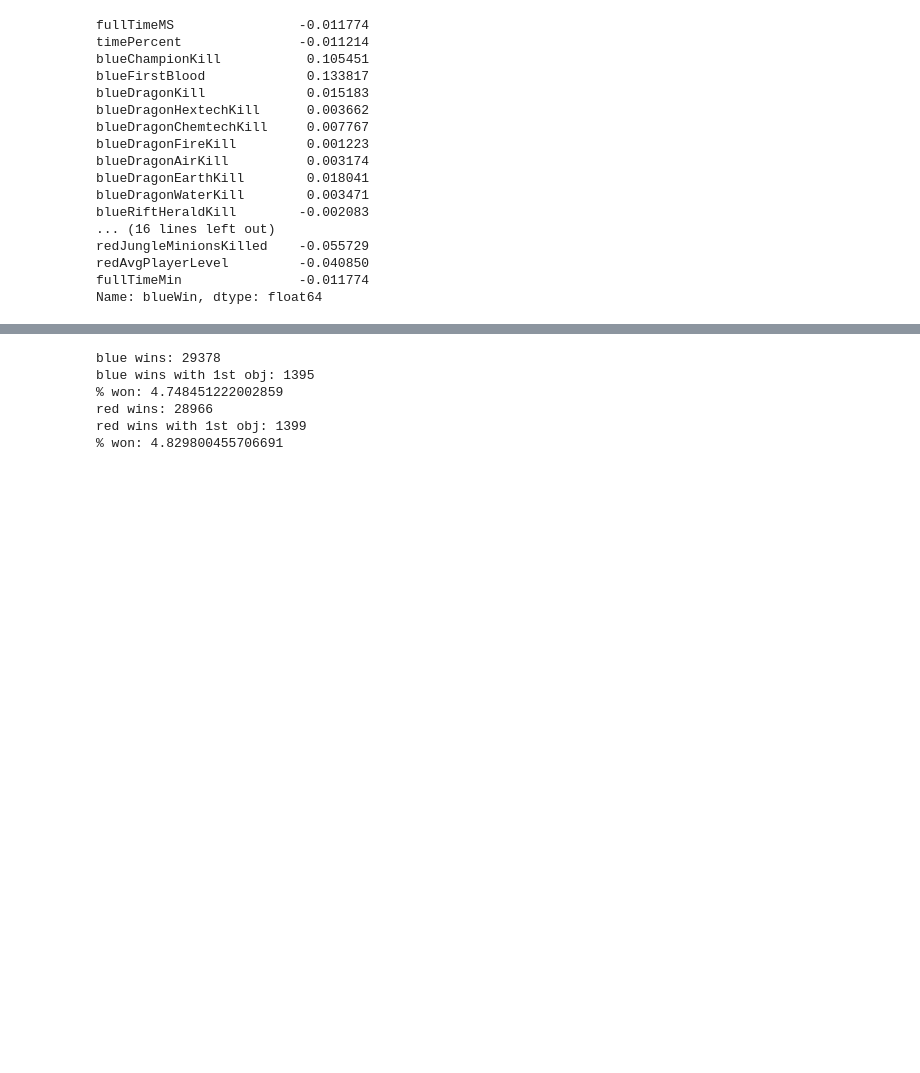
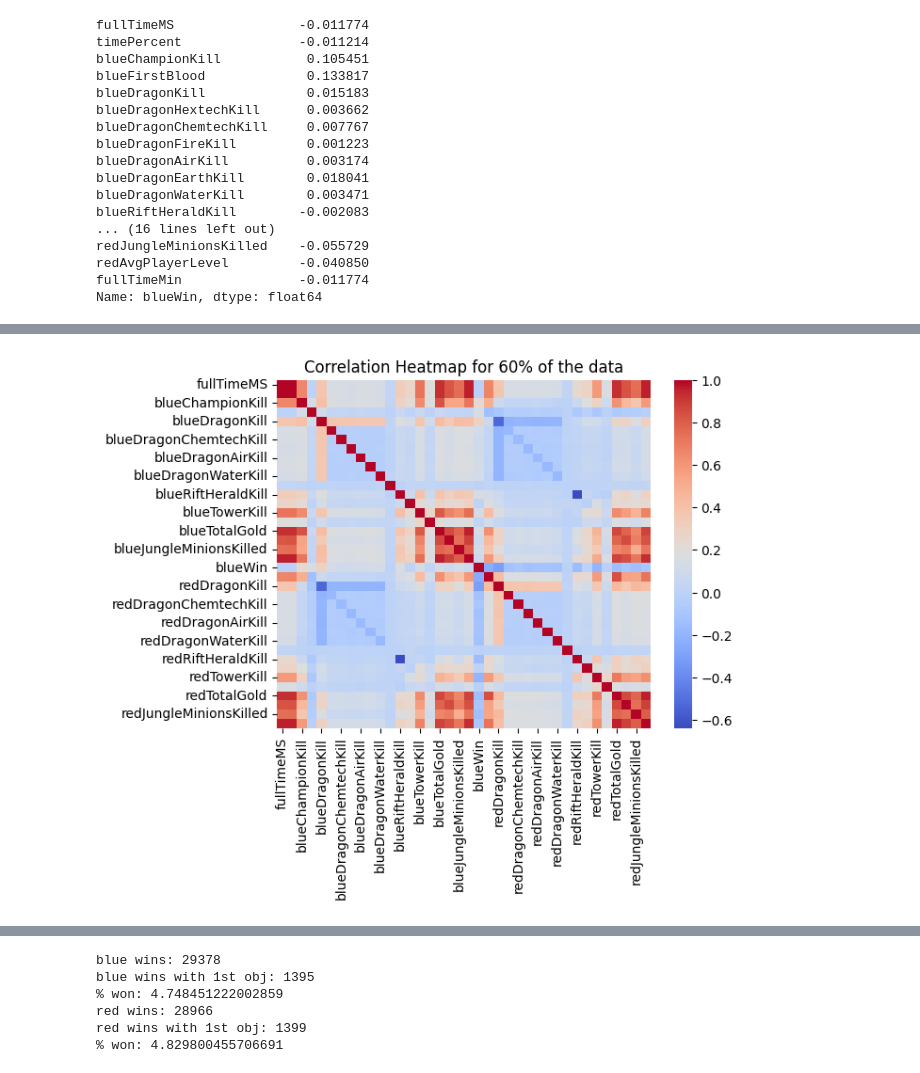
Before and after one commit to t-tony03/EECS3401Final, a Jupyter notebook: final rev2.ipynb, the cells around one changed output, grey strips where cells are left out. Drawn from its saved outputs; the diff is of its cells as text; code cells hidden in the pictures; blank space fills up the shorter version.

```diff
--- a/final rev2.ipynb
+++ b/final rev2.ipynb
@@ -197,0 +226,6 @@ Name: blueWin, dtype: float64
+# %%
+hm6 = sns.heatmap(corr_matrix6 , annot=False , cmap='coolwarm')
+hm6.set_title('Correlation Heatmap for 60% of the data')
+plt.show()
+# %% [output]
+[figure, added]
```
Also changed, not shown: parts of 23 cells of this notebook.
